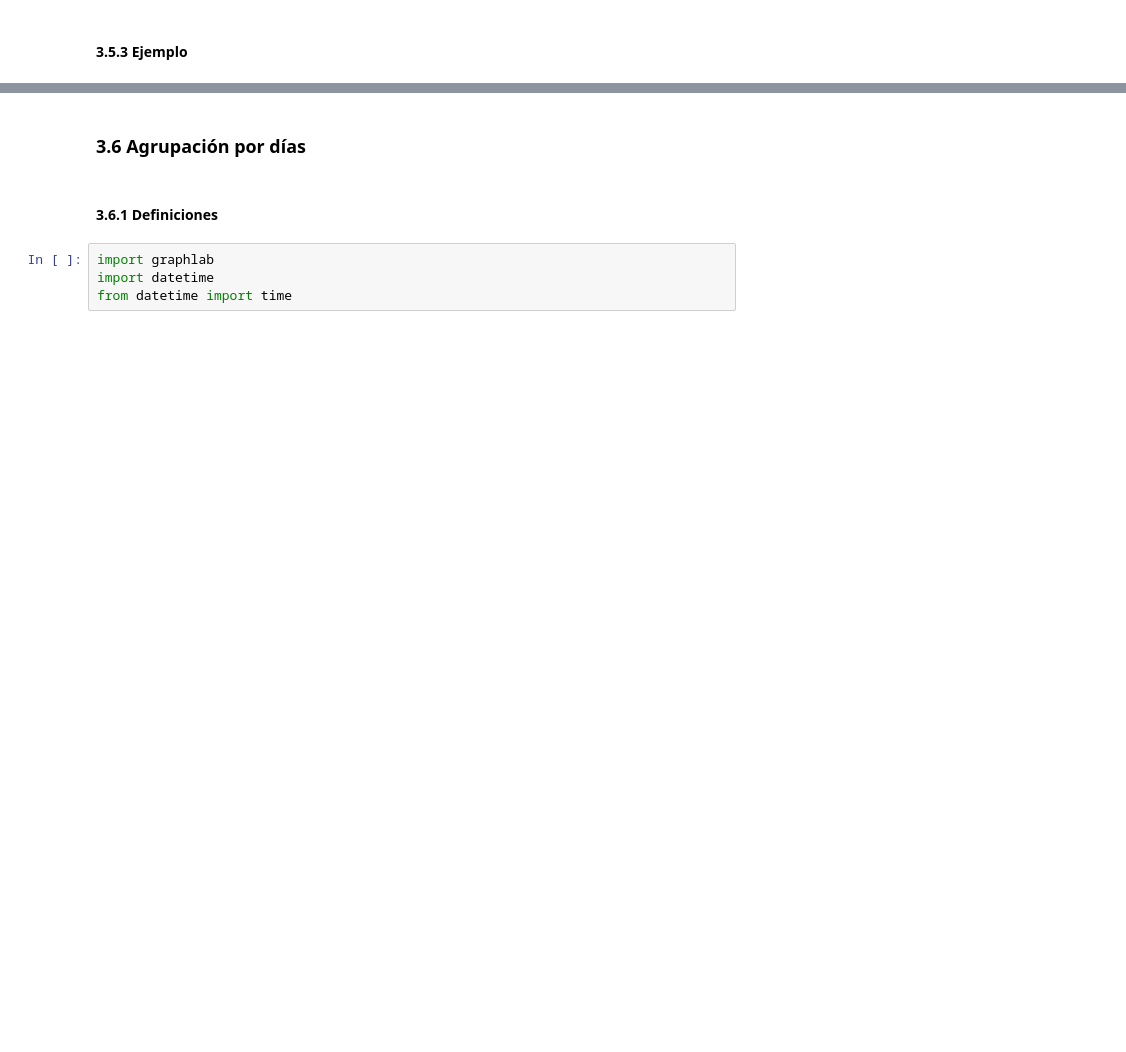
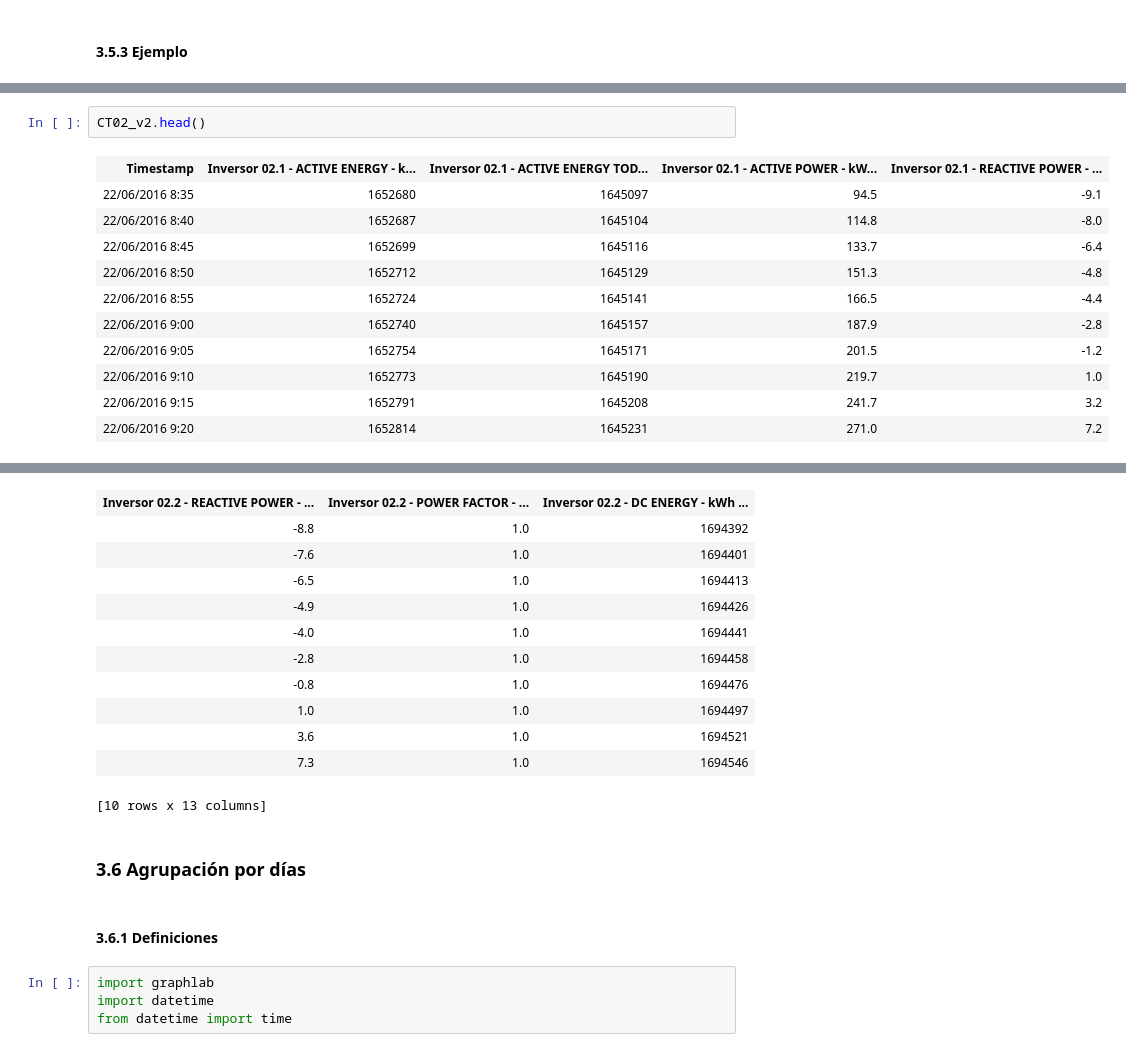
Before and after one commit to jvirico/JACINTA, a Jupyter notebook: trunk/Producción - La Jacinta.ipynb, the cells around one changed output, grey strips where cells are left out. Cells and saved outputs as stored; diff of their text form; blank space fills up the shorter version.

```diff
--- a/trunk/Producción - La Jacinta.ipynb
+++ b/trunk/Producción - La Jacinta.ipynb
@@ -681,0 +723,14 @@ CT20_v2.head()
+# %%
+CT02_v2.head()
+# %% [output]
+| Timestamp | Inversor 02.1 - ACTIVE ENERGY - k... | Inversor 02.1 - ACTIVE ENERGY TOD... | Inversor 02.1 - ACTIVE POWER - kW... | Inversor 02.1 - REACTIVE POWER - ... |
+| 22/06/2016 8:35 | 1652680 | 1645097 | 94.5 | -9.1 |
+| 22/06/2016 8:40 | 1652687 | 1645104 | 114.8 | -8.0 |
+| 22/06/2016 8:45 | 1652699 | 1645116 | 133.7 | -6.4 |
+| 22/06/2016 8:50 | 1652712 | 1645129 | 151.3 | -4.8 |
+| 22/06/2016 8:55 | 1652724 | 1645141 | 166.5 | -4.4 |
+| 22/06/2016 9:00 | 1652740 | 1645157 | 187.9 | -2.8 |
+| 22/06/2016 9:05 | 1652754 | 1645171 | 201.5 | -1.2 |
+| 22/06/2016 9:10 | 1652773 | 1645190 | 219.7 | 1.0 |
+| 22/06/2016 9:15 | 1652791 | 1645208 | 241.7 | 3.2 |
+| 22/06/2016 9:20 | 1652814 | 1645231 | 271.0 | 7.2 |
@@ -682,3 +748,15 @@ CT20_v2.head()
+| Inversor 02.2 - REACTIVE POWER - ... | Inversor 02.2 - POWER FACTOR - ... | Inversor 02.2 - DC ENERGY - kWh ... |
+| -8.8 | 1.0 | 1694392 |
+| -7.6 | 1.0 | 1694401 |
+| -6.5 | 1.0 | 1694413 |
+| -4.9 | 1.0 | 1694426 |
+| -4.0 | 1.0 | 1694441 |
+| -2.8 | 1.0 | 1694458 |
+| -0.8 | 1.0 | 1694476 |
+| 1.0 | 1.0 | 1694497 |
+| 3.6 | 1.0 | 1694521 |
+| 7.3 | 1.0 | 1694546 |
+[10 rows x 13 columns]
 # %% [markdown]
 ### 3.6 Agrupación por días
 # %% [markdown]
```
Also changed, not shown: parts of 54 cells of this notebook.
